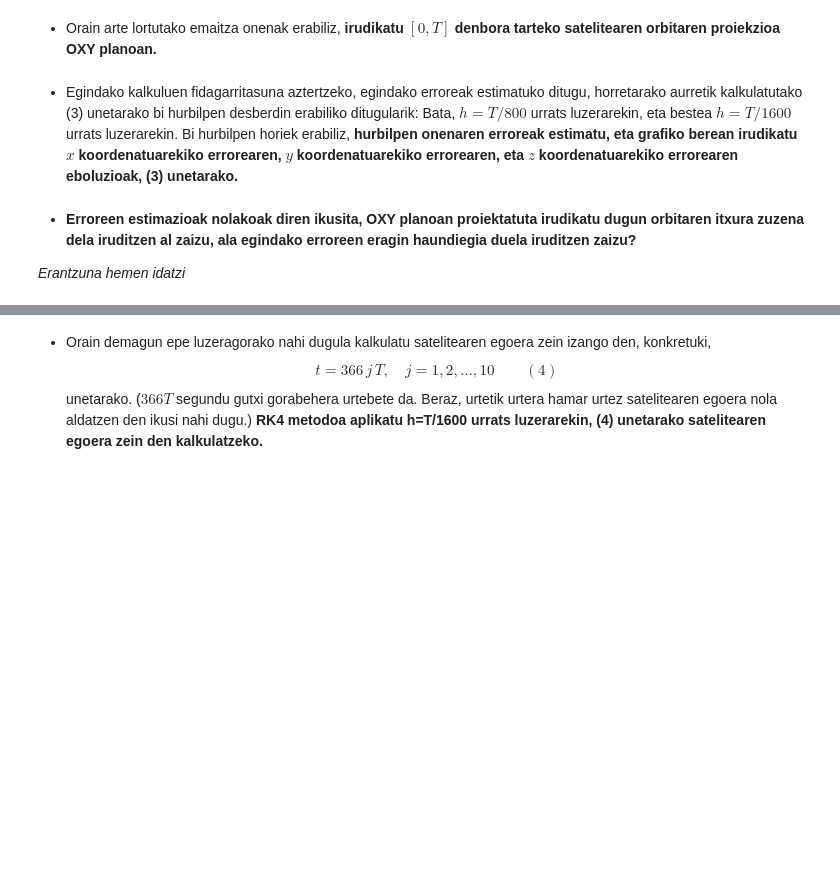
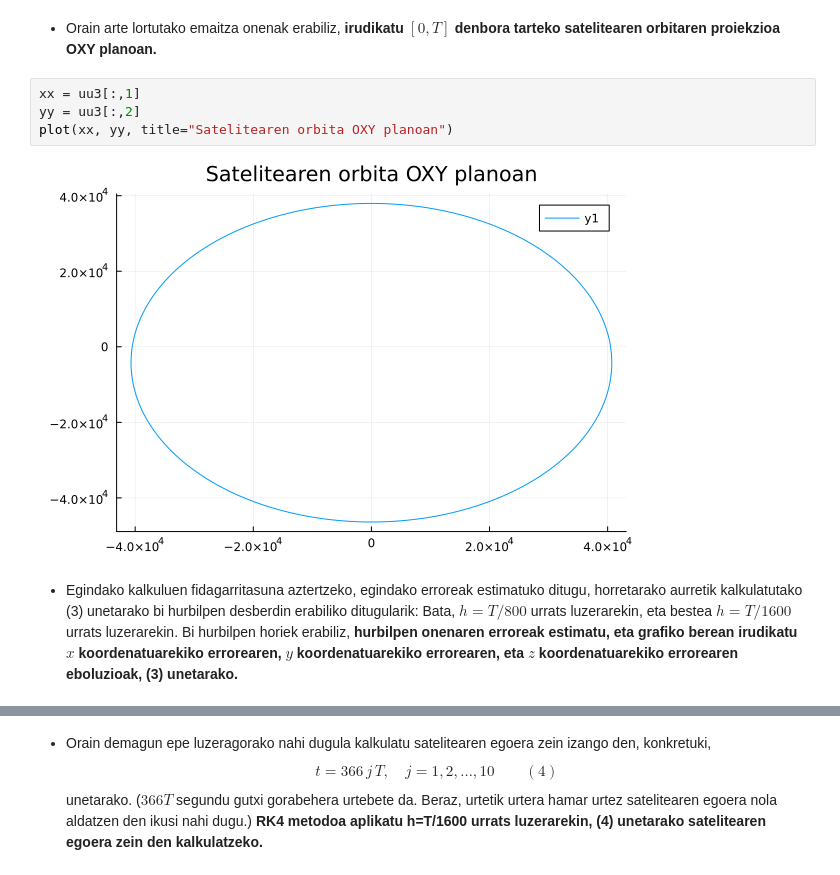
Before and after one commit to notoier/UPV-3.MAILA, a Jupyter notebook: Zientziarako Konputazioa/2.Gaia/2.Gaia 4.Atala/lab24.ipynb, the cells around one changed output, grey strips where cells are left out. Saved outputs shown, nothing was run; the diff lists cells and outputs as text; blank space fills up the shorter version.

```diff
--- a/Zientziarako Konputazioa/2.Gaia/2.Gaia 4.Atala/lab24.ipynb
+++ b/Zientziarako Konputazioa/2.Gaia/2.Gaia 4.Atala/lab24.ipynb
@@ -275,9 +321,11 @@ _Erantzuna hemen idatzi_
 - Hiru grafikoak antzekoak ez badira, seinale RK4 metodoaren inplementazioa ez dela zuzena. Kasu horretan, bilatu egindako inplementazio errorea, zuzendu, eta hortik aurrerako kalkuluak errepikatu, hiru grafiko hauek antzekoak izan arte.
 # %% [markdown]
 - Orain arte lortutako emaitza onenak erabiliz, **irudikatu $[0,T]$ denbora tarteko satelitearen orbitaren proiekzioa OXY planoan.**
+# %%
+xx = uu3[:,1]
+yy = uu3[:,2]
+plot(xx, yy, title="Satelitearen orbita OXY planoan")
+# %% [output]
+[figure, added]
 # %% [markdown]
 - Egindako kalkuluen fidagarritasuna aztertzeko, egindako erroreak estimatuko ditugu, horretarako aurretik kalkulatutako (3) unetarako bi hurbilpen desberdin erabiliko ditugularik: Bata, $h=T/800$ urrats luzerarekin, eta bestea $h=T/1600$ urrats luzerarekin. Bi hurbilpen horiek erabiliz, **hurbilpen onenaren erroreak estimatu, eta grafiko berean irudikatu $x$ koordenatuarekiko errorearen, $y$ koordenatuarekiko errorearen, eta $z$ koordenatuarekiko errorearen eboluzioak, (3) unetarako.**
-# %% [markdown]
-- **Erroreen estimazioak nolakoak diren ikusita, OXY planoan proiektatuta irudikatu dugun orbitaren itxura zuzena dela iruditzen al zaizu, ala egindako erroreen eragin haundiegia duela iruditzen zaizu?**
-
-_Erantzuna hemen idatzi_
```
Also changed, not shown: parts of 17 cells of this notebook, 11 other files.
